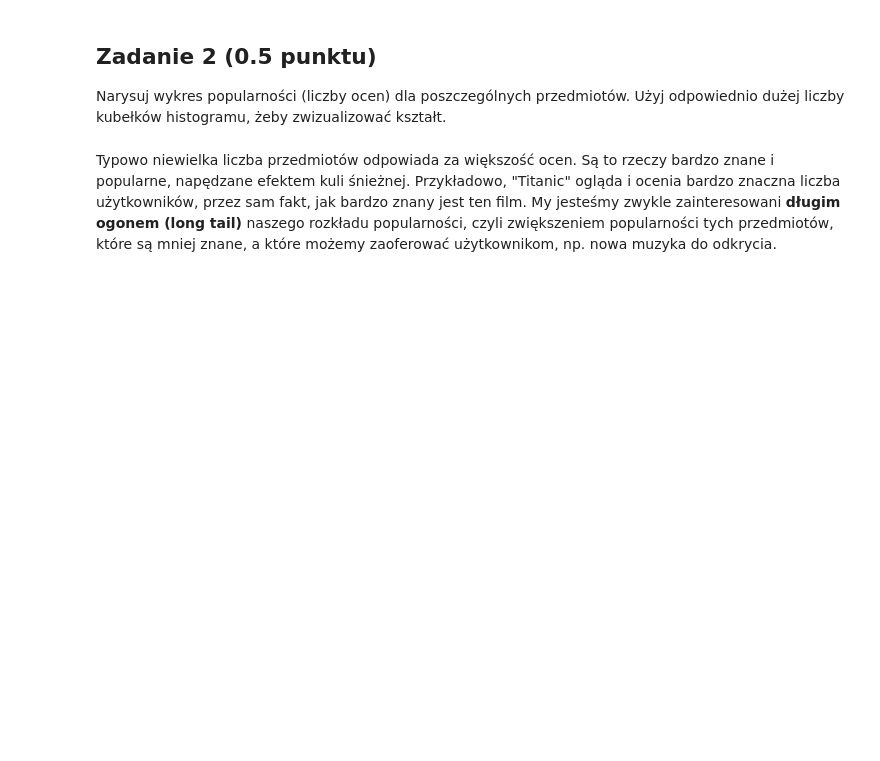
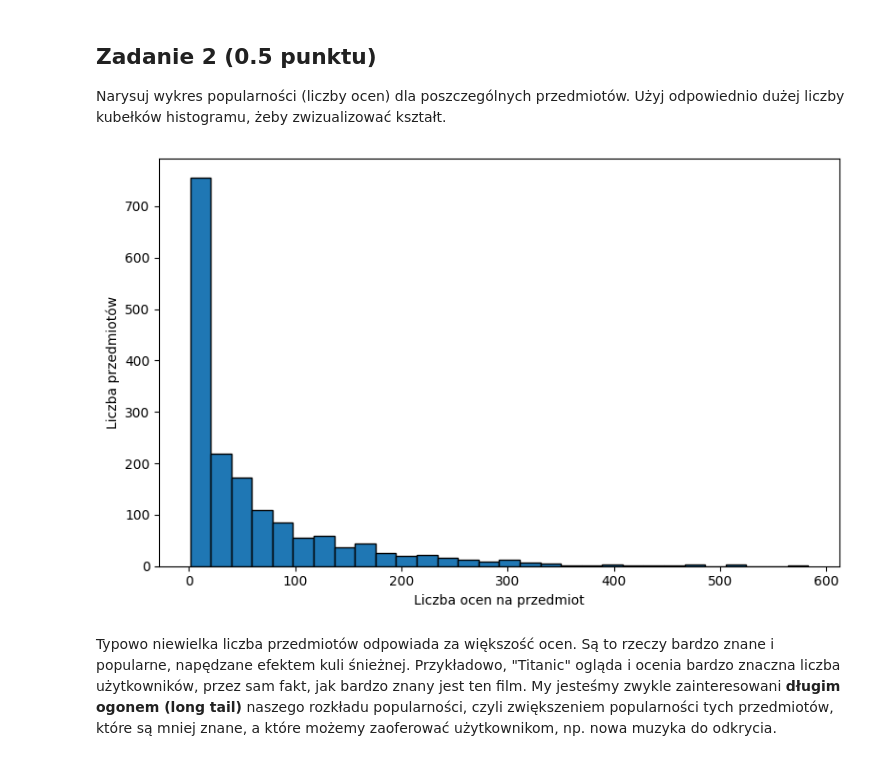
Before and after one commit to Bartol0220/Podstawy-sztucznej-inteligencji, a Jupyter notebook: lab7/lab_7.ipynb, the cells around one changed output. Saved outputs shown, nothing was run; the diff lists cells and outputs as text; code cells hidden in the pictures; blank space fills up the shorter version.

```diff
--- a/lab7/lab_7.ipynb
+++ b/lab7/lab_7.ipynb
@@ -143,3 +151,25 @@ Narysuj wykres popularności (liczby ocen) dla poszczególnych przedmiotów. Uż
+# %%
+# your_code
+import matplotlib.pyplot as plt
+
+ratings_per_item = df.groupby("item_id")["rating"].count()
+
+
+plt.figure(figsize=(8, 5))
+
+plt.hist(
+    ratings_per_item,
+    bins=30,
+    edgecolor="black"
+)
+
+plt.xlabel("Liczba ocen na przedmiot")
+plt.ylabel("Liczba przedmiotów")
+
+plt.tight_layout()
+plt.show()
+# %% [output]
+[figure, added]
 # %% [markdown]
 Typowo niewielka liczba przedmiotów odpowiada za większość ocen. Są to rzeczy bardzo znane i popularne, napędzane efektem kuli śnieżnej. Przykładowo, "Titanic" ogląda i ocenia bardzo znaczna liczba użytkowników, przez sam fakt, jak bardzo znany jest ten film. My jesteśmy zwykle zainteresowani **długim ogonem (long tail)** naszego rozkładu popularności, czyli zwiększeniem popularności tych przedmiotów, które są mniej znane, a które możemy zaoferować użytkownikom, np. nowa muzyka do odkrycia.
 # %% [markdown]
```
Also changed, not shown: parts of 34 cells of this notebook.
